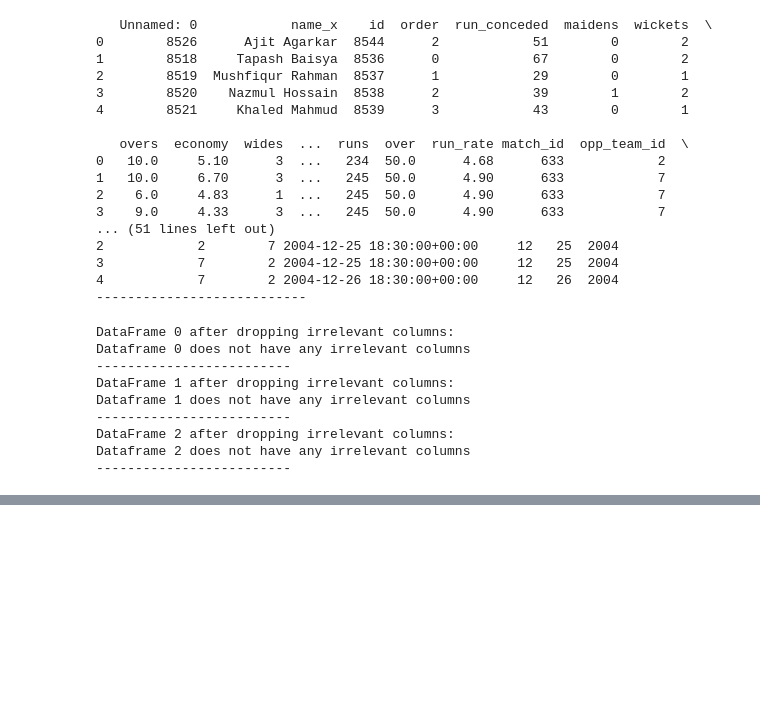
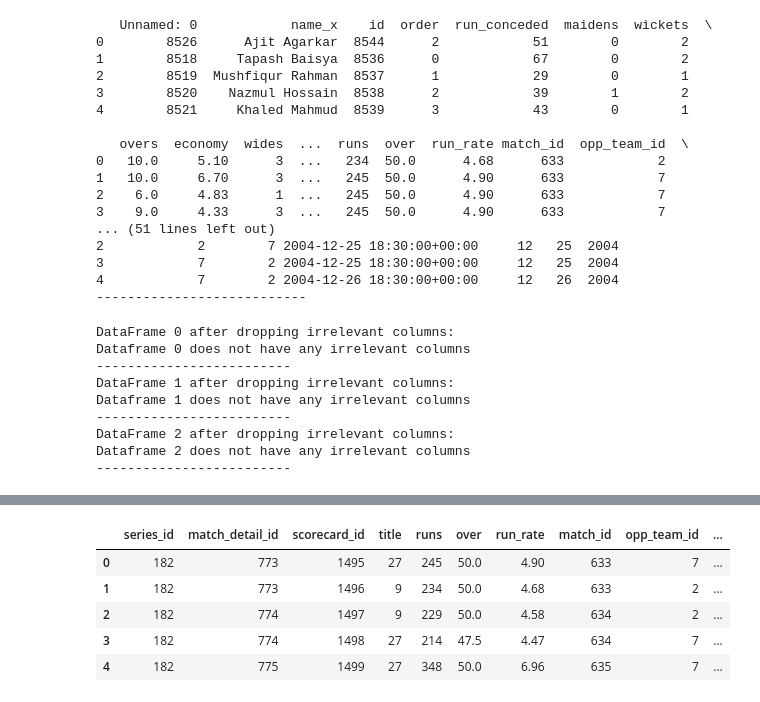
Before and after one commit to MuindeEsther/InternSavy-Projects, a Jupyter notebook: Task 3/prediction.ipynb, the cells around one changed output, grey strips where cells are left out. Saved outputs shown, nothing was run; the diff lists cells and outputs as text; code cells hidden in the pictures; blank space fills up the shorter version.

```diff
--- a/Task 3/prediction.ipynb
+++ b/Task 3/prediction.ipynb
@@ -389,0 +501,9 @@ df_list
+# %%
+match.head()
+# %% [output]
+|  | series_id | match_detail_id | scorecard_id | title | runs | over | run_rate | match_id | opp_team_id | ... |
+| 0 | 182 | 773 | 1495 | 27 | 245 | 50.0 | 4.90 | 633 | 7 | ... |
+| 1 | 182 | 773 | 1496 | 9 | 234 | 50.0 | 4.68 | 633 | 2 | ... |
+| 2 | 182 | 774 | 1497 | 9 | 229 | 50.0 | 4.58 | 634 | 2 | ... |
+| 3 | 182 | 774 | 1498 | 27 | 214 | 47.5 | 4.47 | 634 | 7 | ... |
+| 4 | 182 | 775 | 1499 | 27 | 348 | 50.0 | 6.96 | 635 | 7 | ... |
```
Also changed, not shown: parts of 26 cells of this notebook.
